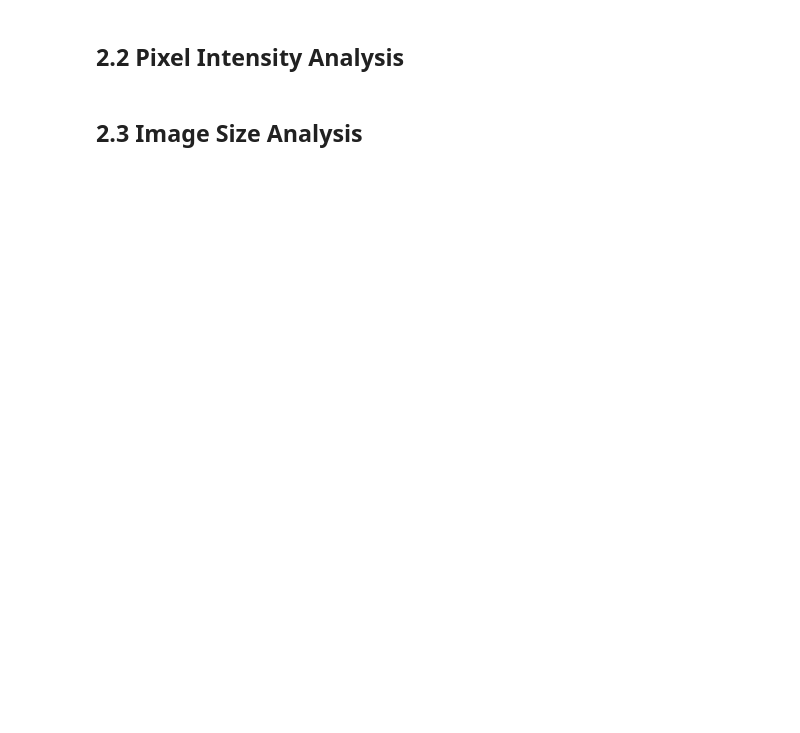
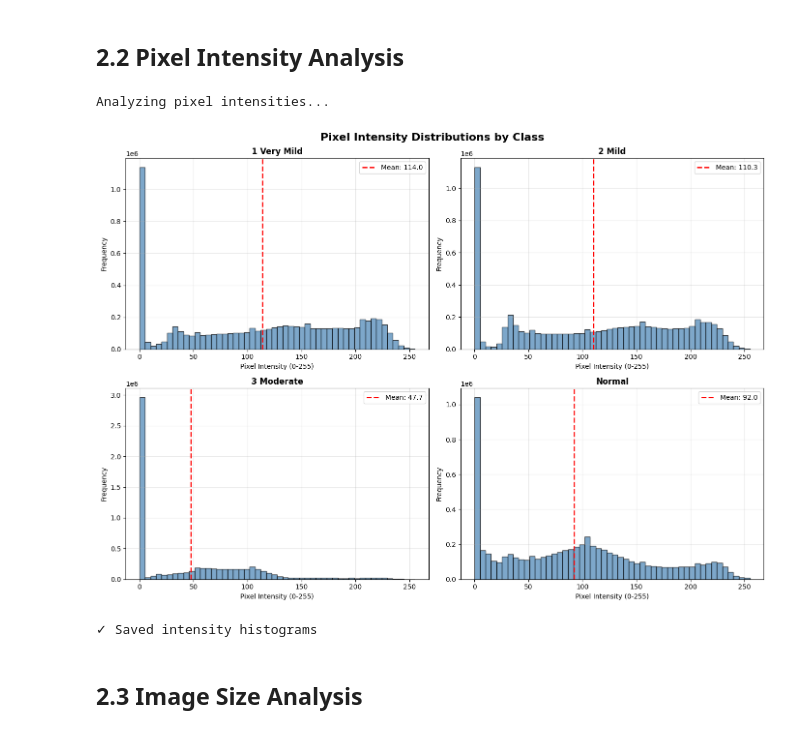
Before and after one commit to amitabh-7t/AD, a Jupyter notebook: notebooks/02_eda.ipynb, the cells around one changed output. Drawn from its saved outputs; the diff is of its cells as text; code cells hidden in the pictures; blank space fills up the shorter version.

```diff
--- a/notebooks/02_eda.ipynb
+++ b/notebooks/02_eda.ipynb
@@ -9,7 +65,45 @@ import pandas as pdimport numpy as npimport matplotlib.pyplot as pltimport seabo
 # %% [markdown]
 ## 2.2 Pixel Intensity Analysis
 # %%
-# Sample up to 100 images per class for intensity analysissample_df = df.groupby('class_name').sample(    n=min(100, df.groupby('class_name').size().min()),     random_state=42)intensities_by_class = defaultdict(list)print("Analyzing pixel intensities...")for _, row in tqdm(sample_df.iterrows(), total=len(sample_df)):    img = np.array(Image.open(row['filepath']).convert('L'))    intensities_by_class[row['class_name']].extend(img.flatten())# Plot histogramsfig, axes = plt.subplots(2, 2, figsize=(14, 10))axes = axes.flatten()for idx, class_name in enumerate(classes):    axes[idx].hist(intensities_by_class[class_name], bins=50, alpha=0.7,                    color='steelblue', edgecolor='black')    axes[idx].set_title(f'{class_name}', fontweight='bold', fontsize=12)    axes[idx].set_xlabel('Pixel Intensity (0-255)')    axes[idx].set_ylabel('Frequency')    axes[idx].grid(alpha=0.3)        mean_intensity = np.mean(intensities_by_class[class_name])    axes[idx].axvline(mean_intensity, color='red', linestyle='--', linewidth=2,                     label=f'Mean: {mean_intensity:.1f}')    axes[idx].legend()plt.suptitle('Pixel Intensity Distributions by Class', fontsize=16, fontweight='bold')plt.tight_layout()plt.savefig(f'{OUTPUT_DIR}/intensity_histograms.png', dpi=200)plt.show()print("✓ Saved intensity histograms")
+# Sample up to 100 images per class for intensity analysis
+sample_df = df.groupby('class_name').sample(
+    n=min(100, df.groupby('class_name').size().min()),
+    random_state=42
+)
+
+intensities_by_class = defaultdict(list)
+
+print("Analyzing pixel intensities...")
+for _, row in tqdm(sample_df.iterrows(), total=len(sample_df)):
+    img = np.array(Image.open(row['filepath']).convert('L'))
+    intensities_by_class[row['class_name']].extend(img.flatten())
+
+# Plot histograms
+fig, axes = plt.subplots(2, 2, figsize=(14, 10))
+axes = axes.flatten()
+
+for idx, class_name in enumerate(classes):
+    axes[idx].hist(intensities_by_class[class_name], bins=50, alpha=0.7,
+                   color='steelblue', edgecolor='black')
+    axes[idx].set_title(f'{class_name}', fontweight='bold', fontsize=12)
+    axes[idx].set_xlabel('Pixel Intensity (0-255)')
+    axes[idx].set_ylabel('Frequency')
+    axes[idx].grid(alpha=0.3)
+
+    mean_intensity = np.mean(intensities_by_class[class_name])
+    axes[idx].axvline(mean_intensity, color='red', linestyle='--', linewidth=2,
+                     label=f'Mean: {mean_intensity:.1f}')
+    axes[idx].legend()
+
+plt.suptitle('Pixel Intensity Distributions by Class', fontsize=16, fontweight='bold')
+plt.tight_layout()
+plt.savefig(f'{OUTPUT_DIR}/intensity_histograms.png', dpi=200)
+plt.show()
+print("✓ Saved intensity histograms")
+# %% [output]
+Analyzing pixel intensities...
+[figure, added]
+✓ Saved intensity histograms
 # %% [markdown]
 ## 2.3 Image Size Analysis
 # %%
```
Also changed, not shown: parts of 5 cells of this notebook, 3 other files.
